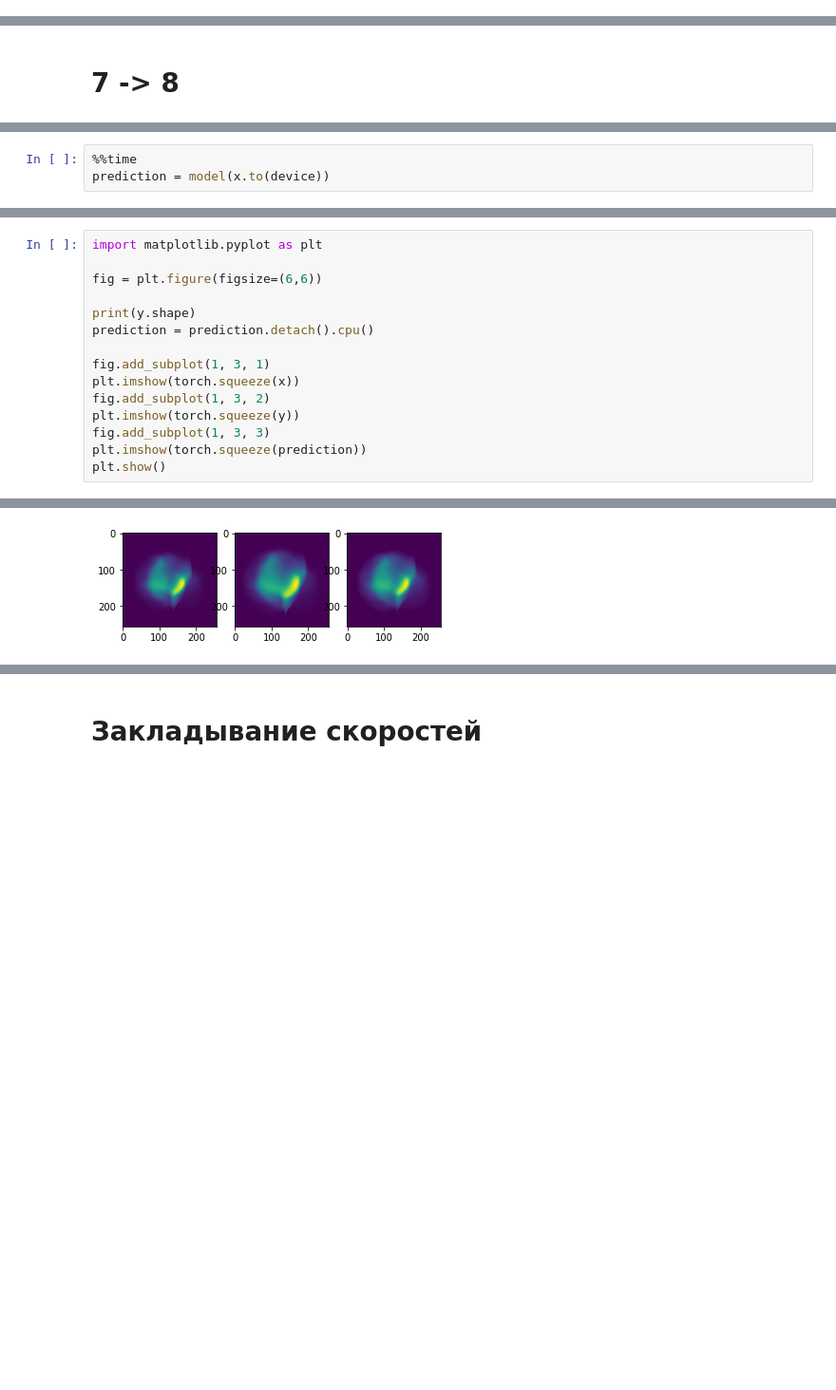
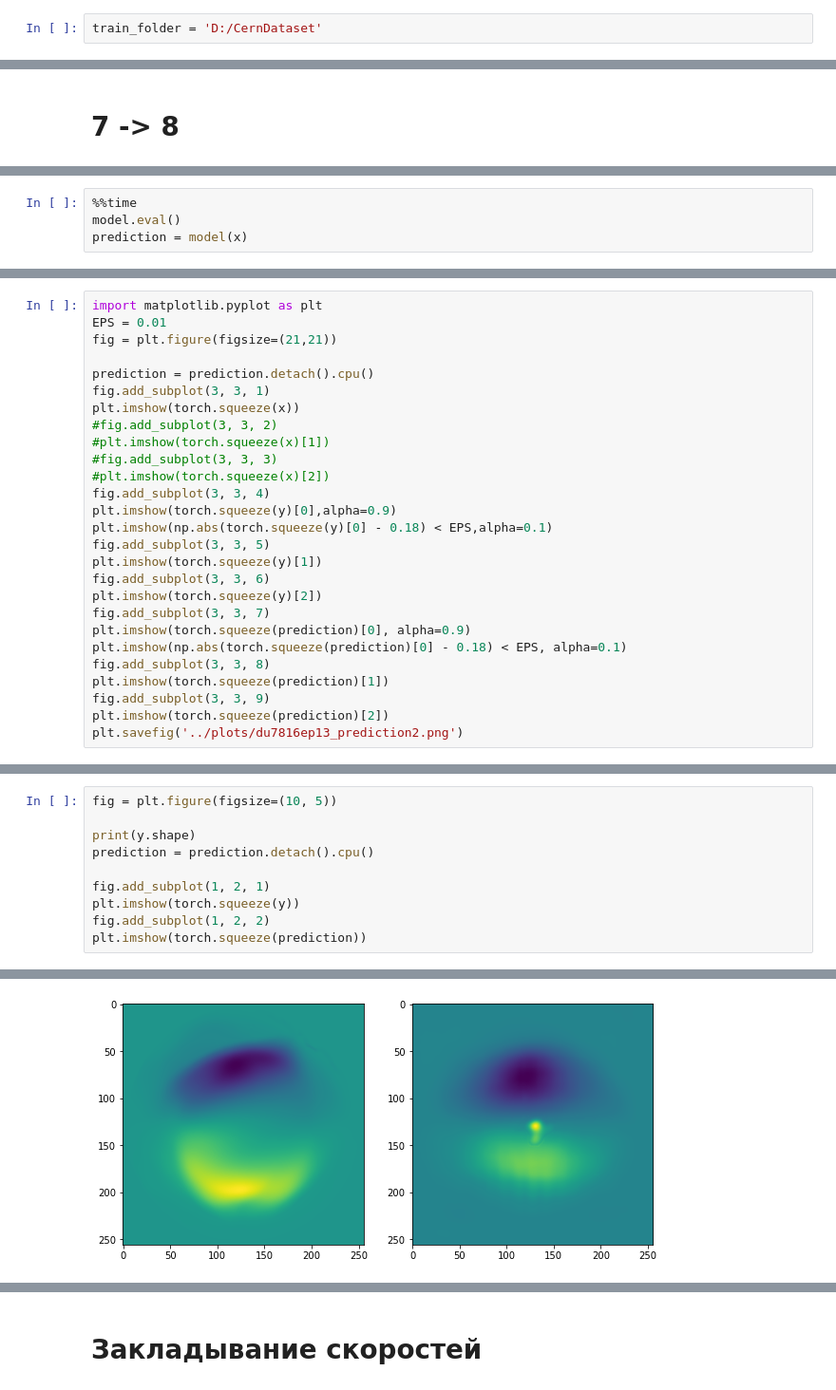
Before and after one commit to Nickkreker/CernProject, a Jupyter notebook: nextFromPrevious.ipynb, the cells around one changed output, grey strips where cells are left out. Shown at 95% size. Drawn from its saved outputs; the diff is of its cells as text; blank space fills up the shorter version.

Commit message:
Trained sequential models

```diff
--- a/nextFromPrevious.ipynb
+++ b/nextFromPrevious.ipynb
@@ -71 +70,3 @@ train_folder = 'C:/Users/Николай/Desktop/CernProject/data'
+# %%
+train_folder = 'D:/CernDataset'
 # %%
@@ -261,4 +456,5 @@ x, y = next(iter(loader))
 # %%
 %%time
-prediction = model(x.to(device))
+model.eval()
+prediction = model(x)
 # %% [output]
@@ -265,0 +462,27 @@ Wall time: 316 ms
+# %%
+import matplotlib.pyplot as plt
+EPS = 0.01
+fig = plt.figure(figsize=(21,21))
+
+prediction = prediction.detach().cpu()
+fig.add_subplot(3, 3, 1)
+plt.imshow(torch.squeeze(x))
+#fig.add_subplot(3, 3, 2)
+#plt.imshow(torch.squeeze(x)[1])
+#fig.add_subplot(3, 3, 3)
+#plt.imshow(torch.squeeze(x)[2])
+fig.add_subplot(3, 3, 4)
+plt.imshow(torch.squeeze(y)[0],alpha=0.9)
+plt.imshow(np.abs(torch.squeeze(y)[0] - 0.18) < EPS,alpha=0.1)
+fig.add_subplot(3, 3, 5)
+plt.imshow(torch.squeeze(y)[1])
+fig.add_subplot(3, 3, 6)
+plt.imshow(torch.squeeze(y)[2])
+fig.add_subplot(3, 3, 7)
+plt.imshow(torch.squeeze(prediction)[0], alpha=0.9)
+plt.imshow(np.abs(torch.squeeze(prediction)[0] - 0.18) < EPS, alpha=0.1)
+fig.add_subplot(3, 3, 8)
+plt.imshow(torch.squeeze(prediction)[1])
+fig.add_subplot(3, 3, 9)
+plt.imshow(torch.squeeze(prediction)[2])
+plt.savefig('../plots/du7816ep13_prediction2.png')
@@ -266,16 +491,11 @@ Wall time: 316 ms
 # %%
-import matplotlib.pyplot as plt
-
-fig = plt.figure(figsize=(6,6))
+fig = plt.figure(figsize=(10, 5))
 
 print(y.shape)
 prediction = prediction.detach().cpu()
 
-fig.add_subplot(1, 3, 1)
-plt.imshow(torch.squeeze(x))
-fig.add_subplot(1, 3, 2)
+fig.add_subplot(1, 2, 1)
 plt.imshow(torch.squeeze(y))
-fig.add_subplot(1, 3, 3)
+fig.add_subplot(1, 2, 2)
 plt.imshow(torch.squeeze(prediction))
-plt.show()
 # %% [output]
@@ -283 +504 @@ torch.Size([1, 1, 256, 256])
-[figure, old version]
+[figure, new version]
```
Also changed, not shown: parts of 71 cells of this notebook.
